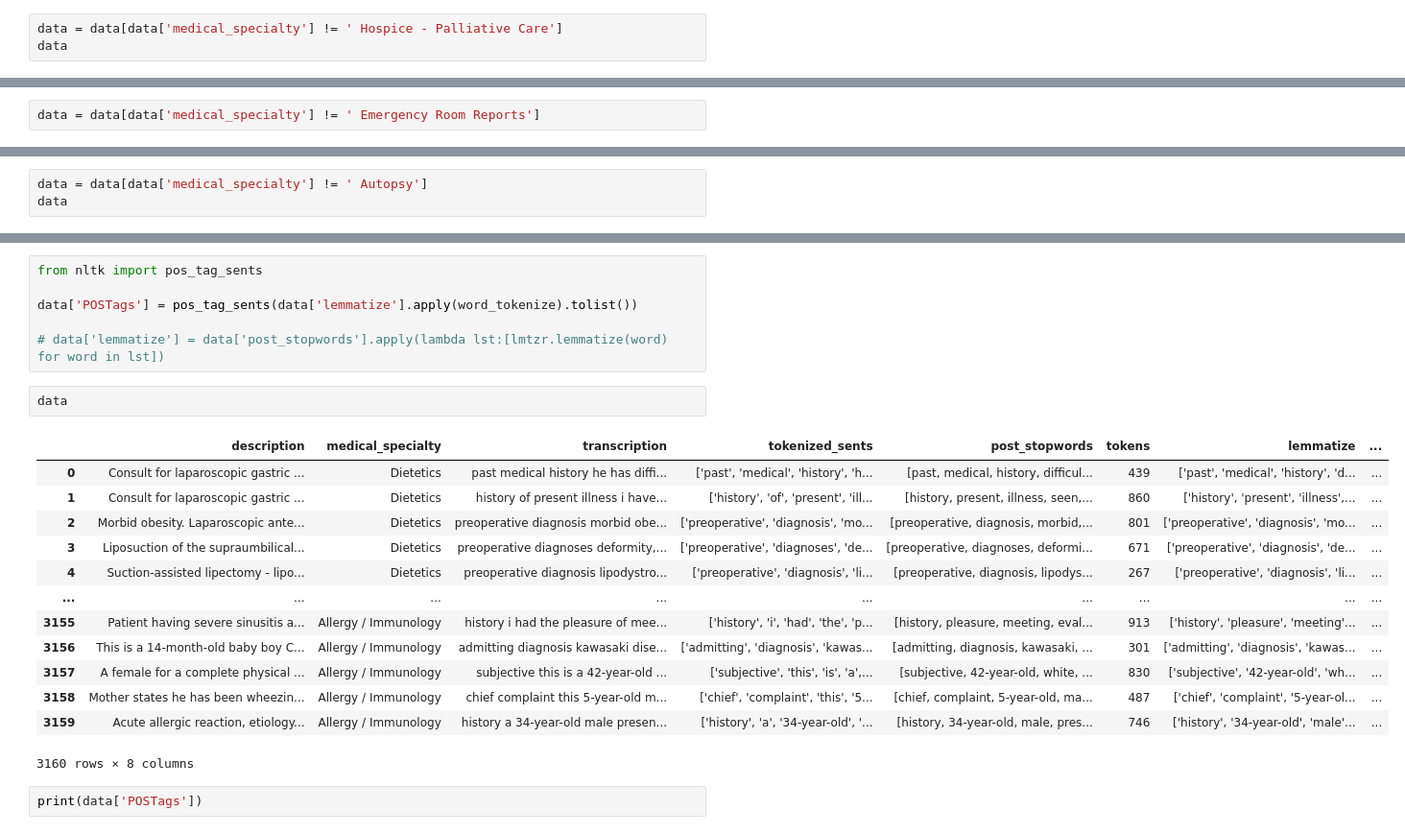
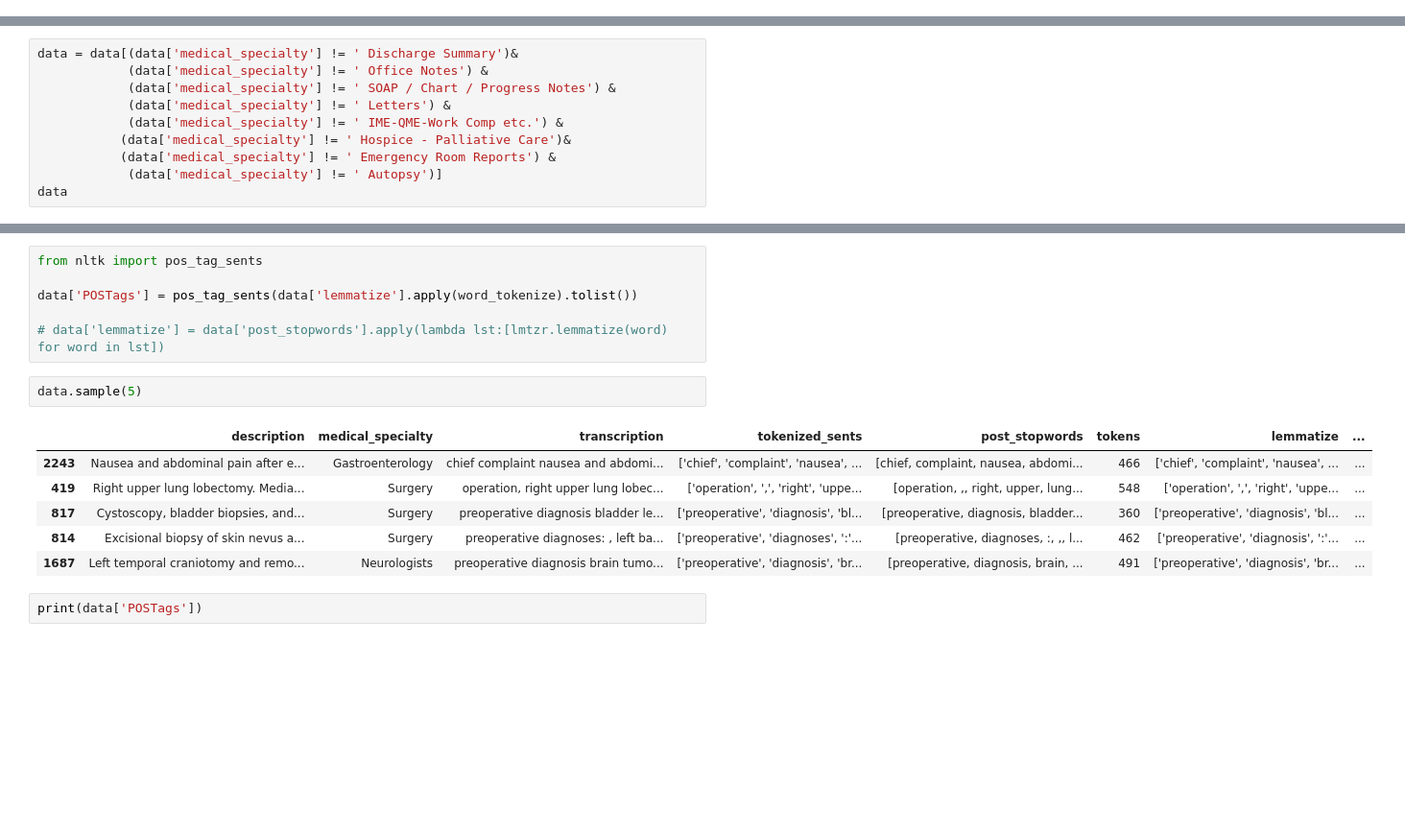
Before and after one commit to AliceSartori/NLP_AND_Clinical-Notes, a Jupyter notebook: alice/Machine_Learning_04_25.ipynb, the cells around one changed output, grey strips where cells are left out. Shown at 96% size. Drawn from its saved outputs; the diff is of its cells as text; blank space fills up the shorter version.

```diff
--- a/alice/Machine_Learning_04_25.ipynb
+++ b/alice/Machine_Learning_04_25.ipynb
@@ -406,3 +286,0 @@ data
-# %%
-data = data[data['medical_specialty'] != ' Hospice - Palliative Care']
-data
@@ -423,2 +287,10 @@ data
-# %%
-data = data[data['medical_specialty'] != ' Emergency Room Reports']
+# %%
+data = data[(data['medical_specialty'] != ' Discharge Summary')&
+            (data['medical_specialty'] != ' Office Notes') &
+            (data['medical_specialty'] != ' SOAP / Chart / Progress Notes') &
+            (data['medical_specialty'] != ' Letters') &
+            (data['medical_specialty'] != ' IME-QME-Work Comp etc.') &
+           (data['medical_specialty'] != ' Hospice - Palliative Care')&
+           (data['medical_specialty'] != ' Emergency Room Reports') &
+            (data['medical_specialty'] != ' Autopsy')]
+data
@@ -723,4 +607 @@ data['medical_specialty'].value_counts()
 Name: medical_specialty, dtype: int64
-# %%
-data = data[data['medical_specialty'] != ' Autopsy']
-data
@@ -897,21 +777,14 @@ data['POSTags'] = pos_tag_sents(data['lemmatize'].apply(word_tokenize).tolist())
 
 # data['lemmatize'] = data['post_stopwords'].apply(lambda lst:[lmtzr.lemmatize(word) for word in lst])
 # %%
-data
+data.sample(5)
 # %% [output]
 |  | description | medical_specialty | transcription | tokenized_sents | post_stopwords | tokens | lemmatize | ... |
-| 0 | Consult for laparoscopic gastric ... | Dietetics | past medical history he has diffi... | ['past', 'medical', 'history', 'h... | [past, medical, history, difficul... | 439 | ['past', 'medical', 'history', 'd... | ... |
-| 1 | Consult for laparoscopic gastric ... | Dietetics | history of present illness i have... | ['history', 'of', 'present', 'ill... | [history, present, illness, seen,... | 860 | ['history', 'present', 'illness',... | ... |
-| 2 | Morbid obesity. Laparoscopic ante... | Dietetics | preoperative diagnosis morbid obe... | ['preoperative', 'diagnosis', 'mo... | [preoperative, diagnosis, morbid,... | 801 | ['preoperative', 'diagnosis', 'mo... | ... |
-| 3 | Liposuction of the supraumbilical... | Dietetics | preoperative diagnoses deformity,... | ['preoperative', 'diagnoses', 'de... | [preoperative, diagnoses, deformi... | 671 | ['preoperative', 'diagnosis', 'de... | ... |
-| 4 | Suction-assisted lipectomy - lipo... | Dietetics | preoperative diagnosis lipodystro... | ['preoperative', 'diagnosis', 'li... | [preoperative, diagnosis, lipodys... | 267 | ['preoperative', 'diagnosis', 'li... | ... |
-| ... | ... | ... | ... | ... | ... | ... | ... | ... |
-| 3155 | Patient having severe sinusitis a... | Allergy / Immunology | history i had the pleasure of mee... | ['history', 'i', 'had', 'the', 'p... | [history, pleasure, meeting, eval... | 913 | ['history', 'pleasure', 'meeting'... | ... |
-| 3156 | This is a 14-month-old baby boy C... | Allergy / Immunology | admitting diagnosis kawasaki dise... | ['admitting', 'diagnosis', 'kawas... | [admitting, diagnosis, kawasaki, ... | 301 | ['admitting', 'diagnosis', 'kawas... | ... |
-| 3157 | A female for a complete physical ... | Allergy / Immunology | subjective this is a 42-year-old ... | ['subjective', 'this', 'is', 'a',... | [subjective, 42-year-old, white, ... | 830 | ['subjective', '42-year-old', 'wh... | ... |
-| 3158 | Mother states he has been wheezin... | Allergy / Immunology | chief complaint this 5-year-old m... | ['chief', 'complaint', 'this', '5... | [chief, complaint, 5-year-old, ma... | 487 | ['chief', 'complaint', '5-year-ol... | ... |
-| 3159 | Acute allergic reaction, etiology... | Allergy / Immunology | history a 34-year-old male presen... | ['history', 'a', '34-year-old', '... | [history, 34-year-old, male, pres... | 746 | ['history', '34-year-old', 'male'... | ... |
+| 2243 | Nausea and abdominal pain after e... | Gastroenterology | chief complaint nausea and abdomi... | ['chief', 'complaint', 'nausea', ... | [chief, complaint, nausea, abdomi... | 466 | ['chief', 'complaint', 'nausea', ... | ... |
+| 419 | Right upper lung lobectomy. Media... | Surgery | operation, right upper lung lobec... | ['operation', ',', 'right', 'uppe... | [operation, ,, right, upper, lung... | 548 | ['operation', ',', 'right', 'uppe... | ... |
+| 817 | Cystoscopy, bladder biopsies, and... | Surgery | preoperative diagnosis bladder le... | ['preoperative', 'diagnosis', 'bl... | [preoperative, diagnosis, bladder... | 360 | ['preoperative', 'diagnosis', 'bl... | ... |
+| 814 | Excisional biopsy of skin nevus a... | Surgery | preoperative diagnoses: , left ba... | ['preoperative', 'diagnoses', ':'... | [preoperative, diagnoses, :, ,, l... | 462 | ['preoperative', 'diagnosis', ':'... | ... |
+| 1687 | Left temporal craniotomy and remo... | Neurologists | preoperative diagnosis brain tumo... | ['preoperative', 'diagnosis', 'br... | [preoperative, diagnosis, brain, ... | 491 | ['preoperative', 'diagnosis', 'br... | ... |
-3160 rows × 8 columns
 # %%
 print(data['POSTags'])
 # %% [output]
```
Also changed, not shown: parts of 68 cells of this notebook.
